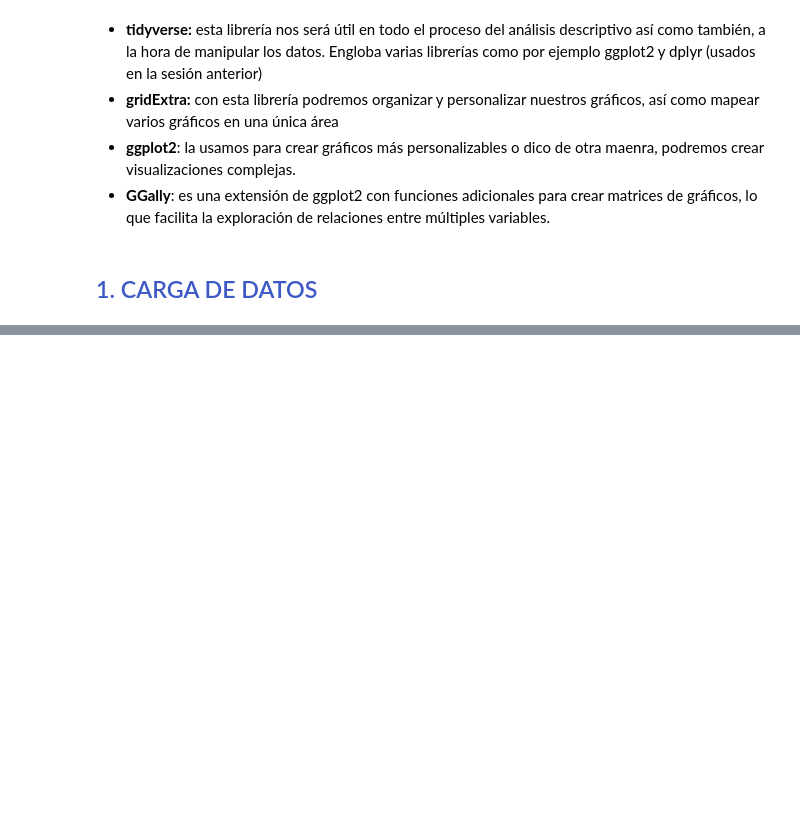
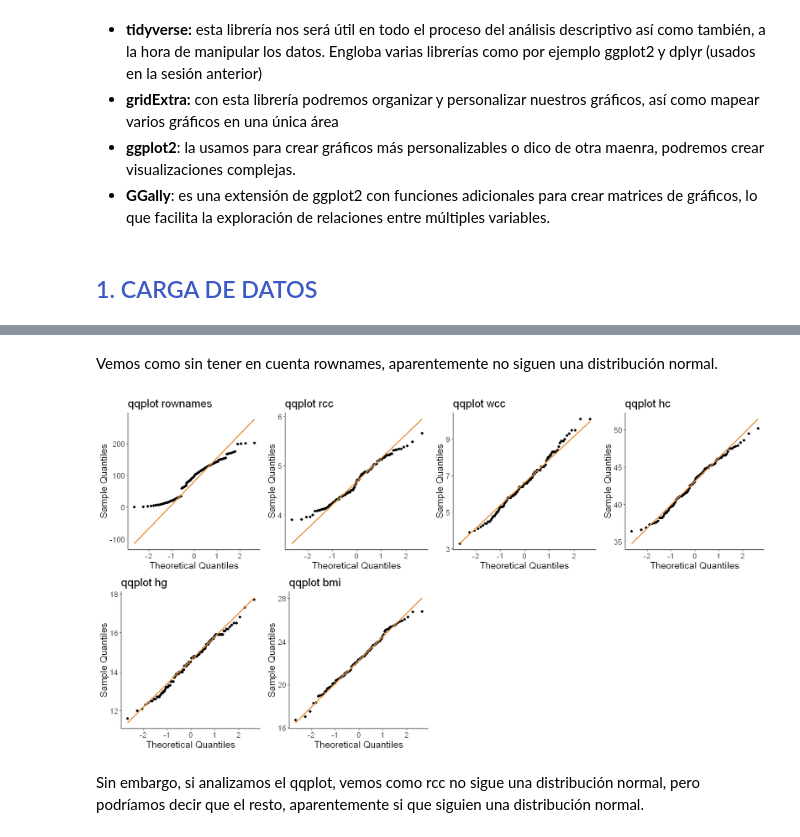
Before and after one commit to Didac-piferrer/MUDS, a Jupyter notebook: Estadistica/E5/MD004DidacPiferrerIglesiasAC05.ipynb, the cells around one changed output, grey strips where cells are left out. Drawn from its saved outputs; the diff is of its cells as text; code cells hidden in the pictures; blank space fills up the shorter version.

```diff
--- a/Estadistica/E5/MD004DidacPiferrerIglesiasAC05.ipynb
+++ b/Estadistica/E5/MD004DidacPiferrerIglesiasAC05.ipynb
@@ -54,0 +161,28 @@ data_ais = read.csv(file='202311_04_ais.csv', header=TRUE, sep=';', dec='.')
+# %% [markdown]
+Vemos como sin tener en cuenta rownames, aparentemente no siguen una distribución normal.
+# %%
+options(
+  repr.plot.width = 15,
+  repr.plot.height = 8
+)
+qq_plots = list()
+var_data = colnames(data_ais_numeric)
+
+for (i in seq_along(var_data)) {
+  variable = var_data[i]
+  qq_plot = ggplot(data_ais_numeric[!is.na(data_ais_numeric[[variable]]), ],aes(sample = !!sym(variable))) +
+    stat_qq() +
+    stat_qq_line(color ='#e69138', lwd = 1) +
+    labs(title = paste('qqplot', variable),
+         x = 'Theoretical Quantiles',
+         y = 'Sample Quantiles') +
+    theme_classic() +
+    theme(text = element_text(size = 15))
+  qq_plots[[i]] = qq_plot
+}
+
+grid.arrange(grobs = qq_plots, ncol = 4, widths = rep(2, 4))
+# %% [output]
+[figure, added]
+# %% [markdown]
+Sin embargo, si analizamos el qqplot, vemos como rcc no sigue una distribución normal, pero podríamos decir que el resto, aparentemente si que siguien una distribución normal.
```
Also changed, not shown: parts of 56 cells of this notebook.
